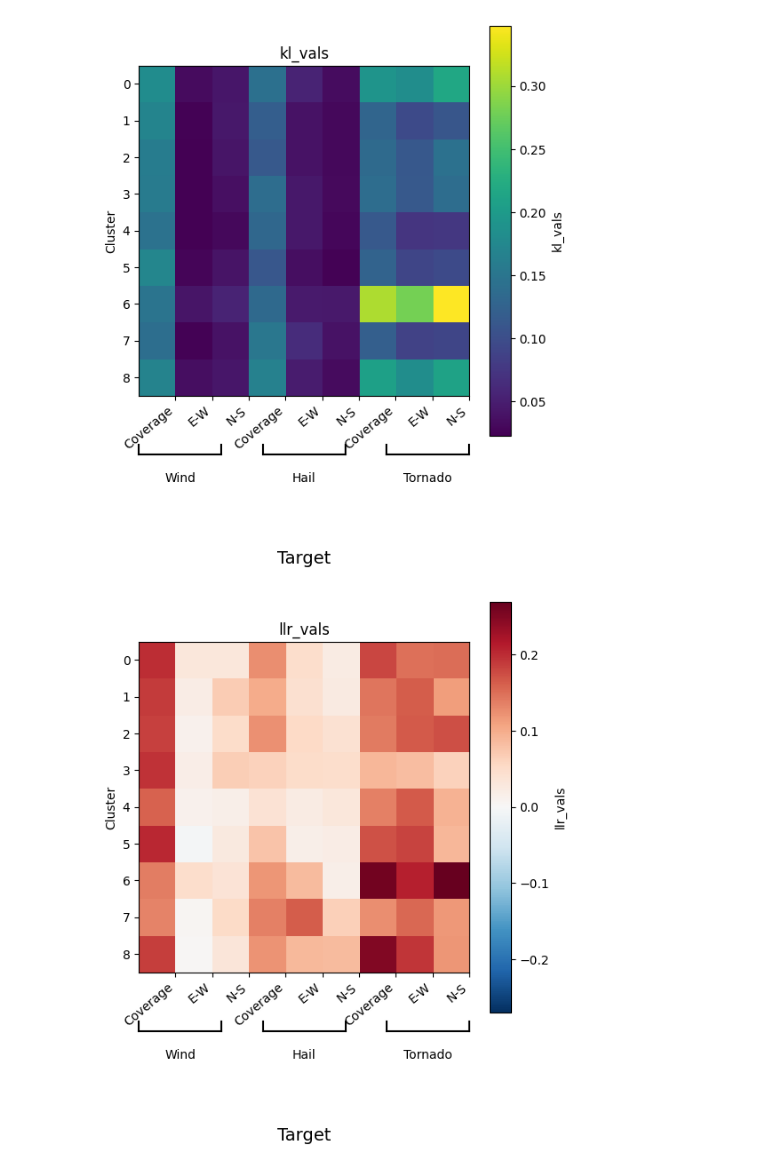
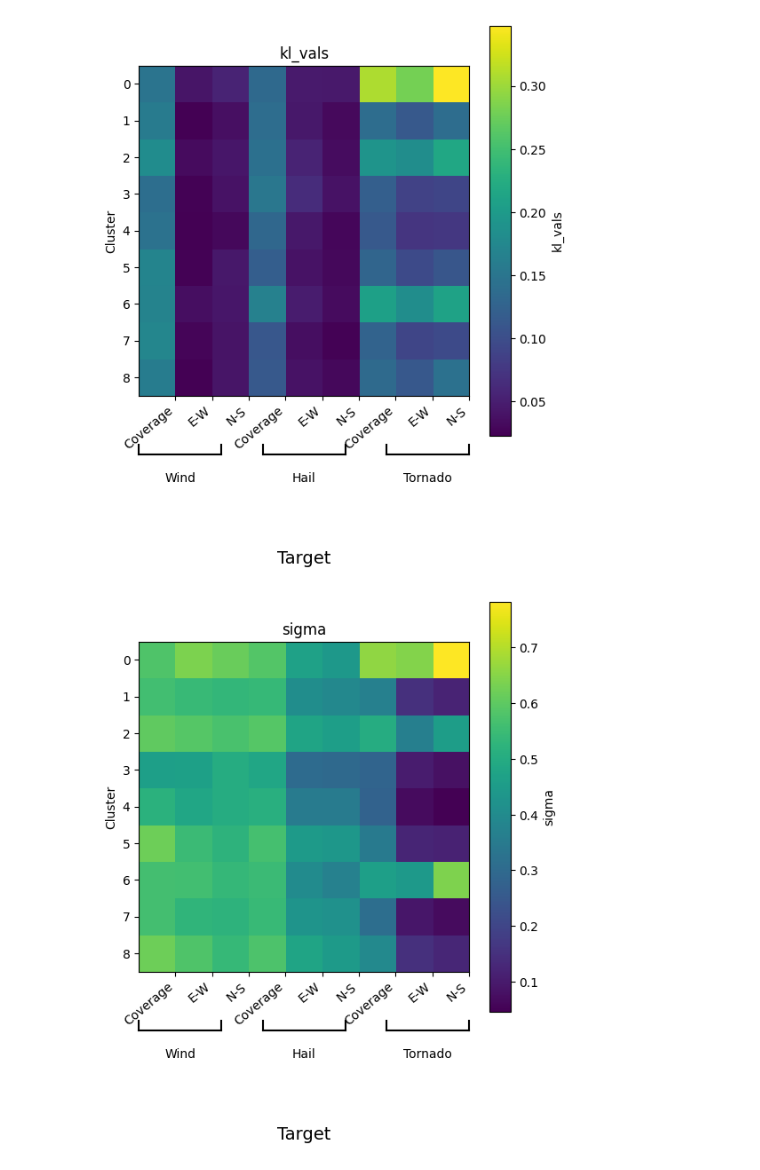
Before and after one commit to milesepstein13/convective_outlook_ml, a Jupyter notebook: cluster_analysis.ipynb, the cells around one changed output. Saved outputs shown, nothing was run; the diff lists cells and outputs as text; code cells hidden in the pictures.

Commit message:
made nice clustering plots

```diff
--- a/cluster_analysis.ipynb
+++ b/cluster_analysis.ipynb
@@ -16,7 +16,7 @@ import matplotlib.gridspec as gridspec
 # %%
 weather = xr.open_dataset('data/raw_data/heights.nc')
 # %%
-z = weather['z'].load()/9.81  # (time, lat, lon)
+z = weather['z'].load()/9.81 /10  # (time, lat, lon)
 
 z = z.squeeze('pressure_level')
 
@@ -127,6 +127,9 @@ plt.show()
 # %%
 # do som
-som = MiniSom(3, 3, PCs.shape[1], sigma=1.0, learning_rate=0.5)
+size_1 = 3
+size_2 = 3
+
+som = MiniSom(size_1, size_2, PCs.shape[1], sigma=1.0, learning_rate=0.5)
 som.train(PCs, 100000)
 # %%
 def composite(labels):
@@ -375,0 +158,2 @@ SOM 3x3  silhouette=0.0807
+# %%
+contingencies = xr.load_dataset('data/raw_data/binary_contingency_regions.nc')
@@ -406,6 +720,7 @@ Data variables:
 # %%
-vars_seq = ['nll_pred', 'nll_baseline', 'kl_vals']  # sequential
-var_div = 'llr_vals'                                # diverging
+vars_seq = ['nll_pred', 'nll_baseline', 'kl_vals', 'sigma', 'tau']  # sequential
+var_div = ['llr_vals', 'likelihood_improvement', 'mu', 'gamma']                       # diverging
+
 
 def format_target_axis(ax):
     # --- inner labels ---
@@ -455,26 +770,30 @@ for v in vars_seq:
 
     ax.set_xlabel('Target')
     ax.set_ylabel('Cluster')
-    ax.set_yticks(range(9))
+    ax.set_yticks(range(size_1 * size_2))
     ax.set_title(v)
 
     format_target_axis(ax)
     plt.show()
 
+for v in var_div:
+        # --- diverging for llr ---
+        llr = cluster_means[v]
+        vmax = abs(llr).max().item()
 
-# --- diverging for llr ---
-llr = cluster_means['llr_vals']
-vmax = abs(llr).max().item()
+        fig, ax = plt.subplots(figsize=(6, 6))
+        if v in ['llr_vals', 'likelihood_improvement']:
+             cmap = 'PiYG'
+        else:
+             cmap = 'PuOr'
+        im = ax.imshow(llr, aspect='equal', vmin=-vmax, vmax=vmax, cmap=cmap)
+        fig.colorbar(im, ax=ax, label=v)
 
-fig, ax = plt.subplots(figsize=(6, 6))
-im = ax.imshow(llr, aspect='equal', vmin=-vmax, vmax=vmax, cmap='RdBu_r')
-fig.colorbar(im, ax=ax, label='llr_vals')
+        ax.set_xlabel('Target')
+        ax.set_ylabel('Cluster')
+        ax.set_yticks(range(size_1 * size_2))
+        ax.set_title(v)
 
-ax.set_xlabel('Target')
-ax.set_ylabel('Cluster')
-ax.set_yticks(range(9))
-ax.set_title('llr_vals')
-
-format_target_axis(ax)
-plt.show()
+        format_target_axis(ax)
+        plt.show()
 # %% [output]
@@ -483,2 +802,2 @@ plt.show()
-[figure, old version]
+[figure, new version]
-[figure, old version]
+[figure, new version]
```
Also changed, not shown: parts of 17 cells of this notebook, 8 other files.
